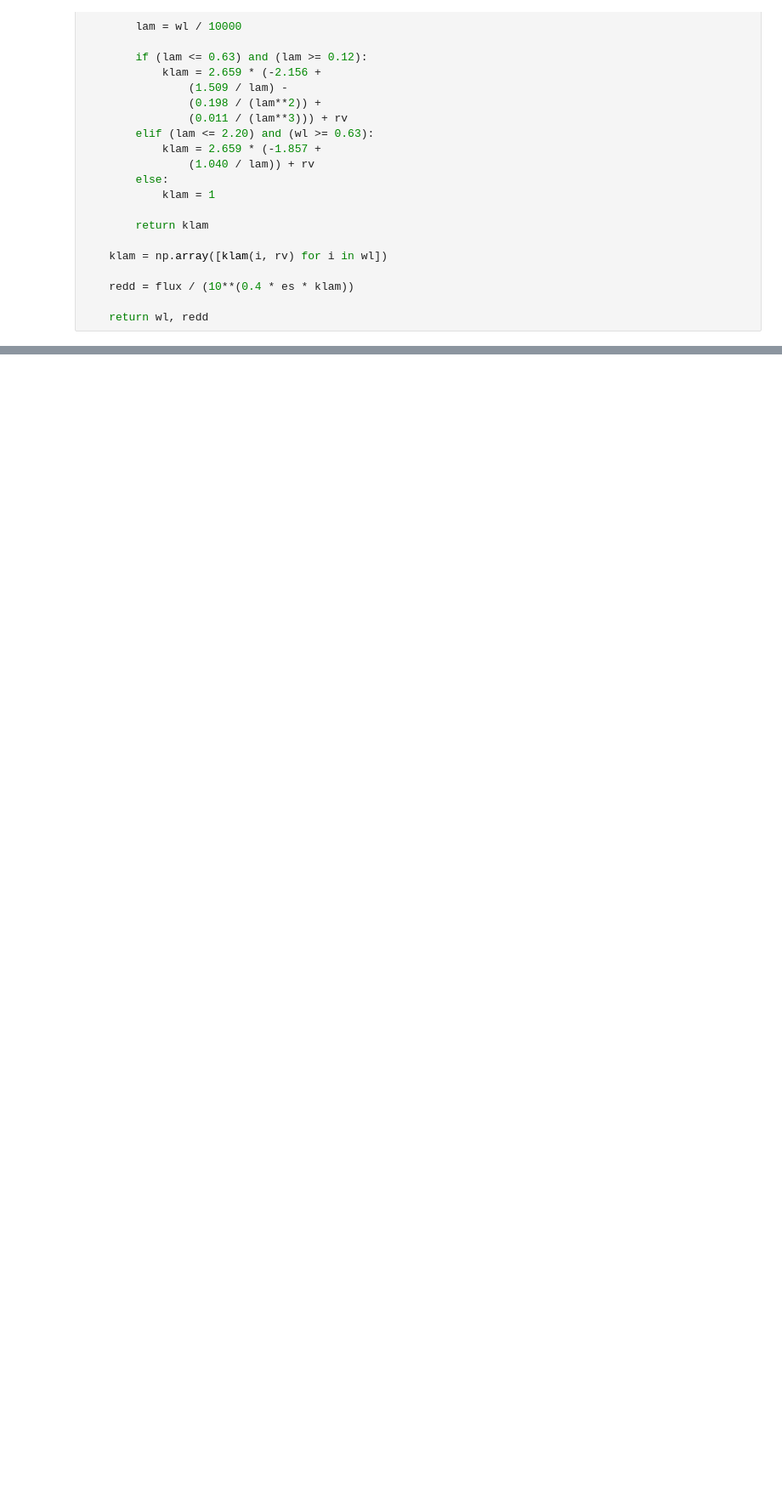
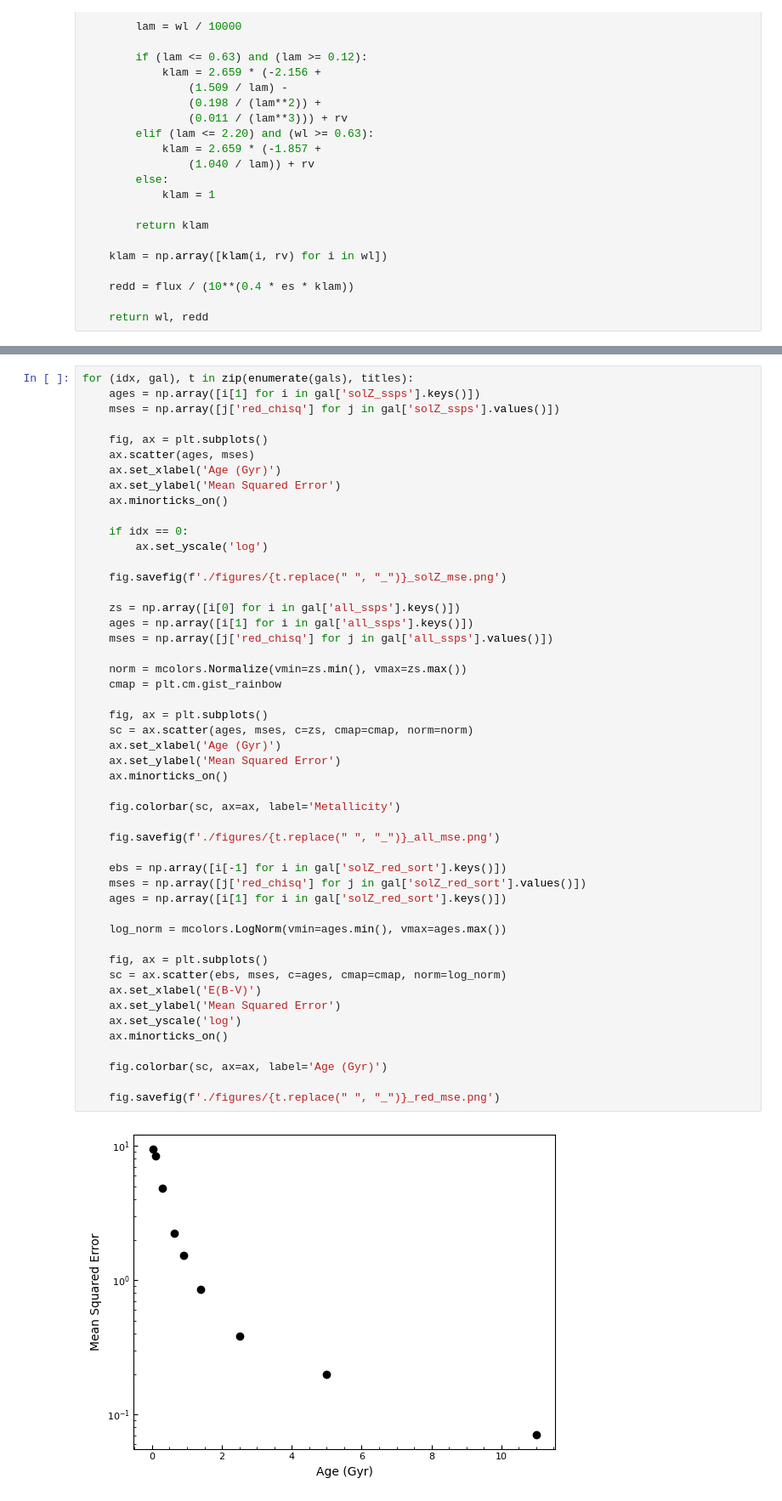
Before and after one commit to eastcale/BC03_KC96_fitting, a Jupyter notebook: P1_Workbook.ipynb, the cells around one changed output, grey strips where cells are left out. Shown at 85% size. Drawn from its saved outputs; the diff is of its cells as text; blank space fills up the shorter version.

Commit message:
More figures

```diff
--- a/P1_Workbook.ipynb
+++ b/P1_Workbook.ipynb
@@ -527,0 +553,51 @@ for gal, title in zip(gals, titles):
+# %%
+for (idx, gal), t in zip(enumerate(gals), titles):
+    ages = np.array([i[1] for i in gal['solZ_ssps'].keys()])
+    mses = np.array([j['red_chisq'] for j in gal['solZ_ssps'].values()])
+
+    fig, ax = plt.subplots()
+    ax.scatter(ages, mses)
+    ax.set_xlabel('Age (Gyr)')
+    ax.set_ylabel('Mean Squared Error')
+    ax.minorticks_on()
+
+    if idx == 0:
+        ax.set_yscale('log')
+
+    fig.savefig(f'./figures/{t.replace(" ", "_")}_solZ_mse.png')
+
+    zs = np.array([i[0] for i in gal['all_ssps'].keys()])
+    ages = np.array([i[1] for i in gal['all_ssps'].keys()])
+    mses = np.array([j['red_chisq'] for j in gal['all_ssps'].values()])
+
+    norm = mcolors.Normalize(vmin=zs.min(), vmax=zs.max())
+    cmap = plt.cm.gist_rainbow
+
+    fig, ax = plt.subplots()
+    sc = ax.scatter(ages, mses, c=zs, cmap=cmap, norm=norm)
+    ax.set_xlabel('Age (Gyr)')
+    ax.set_ylabel('Mean Squared Error')
+    ax.minorticks_on()
+
+    fig.colorbar(sc, ax=ax, label='Metallicity')
+
+    fig.savefig(f'./figures/{t.replace(" ", "_")}_all_mse.png')
+
+    ebs = np.array([i[-1] for i in gal['solZ_red_sort'].keys()])
+    mses = np.array([j['red_chisq'] for j in gal['solZ_red_sort'].values()])
+    ages = np.array([i[1] for i in gal['solZ_red_sort'].keys()])
+
+    log_norm = mcolors.LogNorm(vmin=ages.min(), vmax=ages.max())
+
+    fig, ax = plt.subplots()
+    sc = ax.scatter(ebs, mses, c=ages, cmap=cmap, norm=log_norm)
+    ax.set_xlabel('E(B-V)')
+    ax.set_ylabel('Mean Squared Error')
+    ax.set_yscale('log')
+    ax.minorticks_on()
+
+    fig.colorbar(sc, ax=ax, label='Age (Gyr)')
+
+    fig.savefig(f'./figures/{t.replace(" ", "_")}_red_mse.png')
+# %% [output]
+[figure, added]
```
Also changed, not shown: parts of 3 cells of this notebook, 9 other files.
